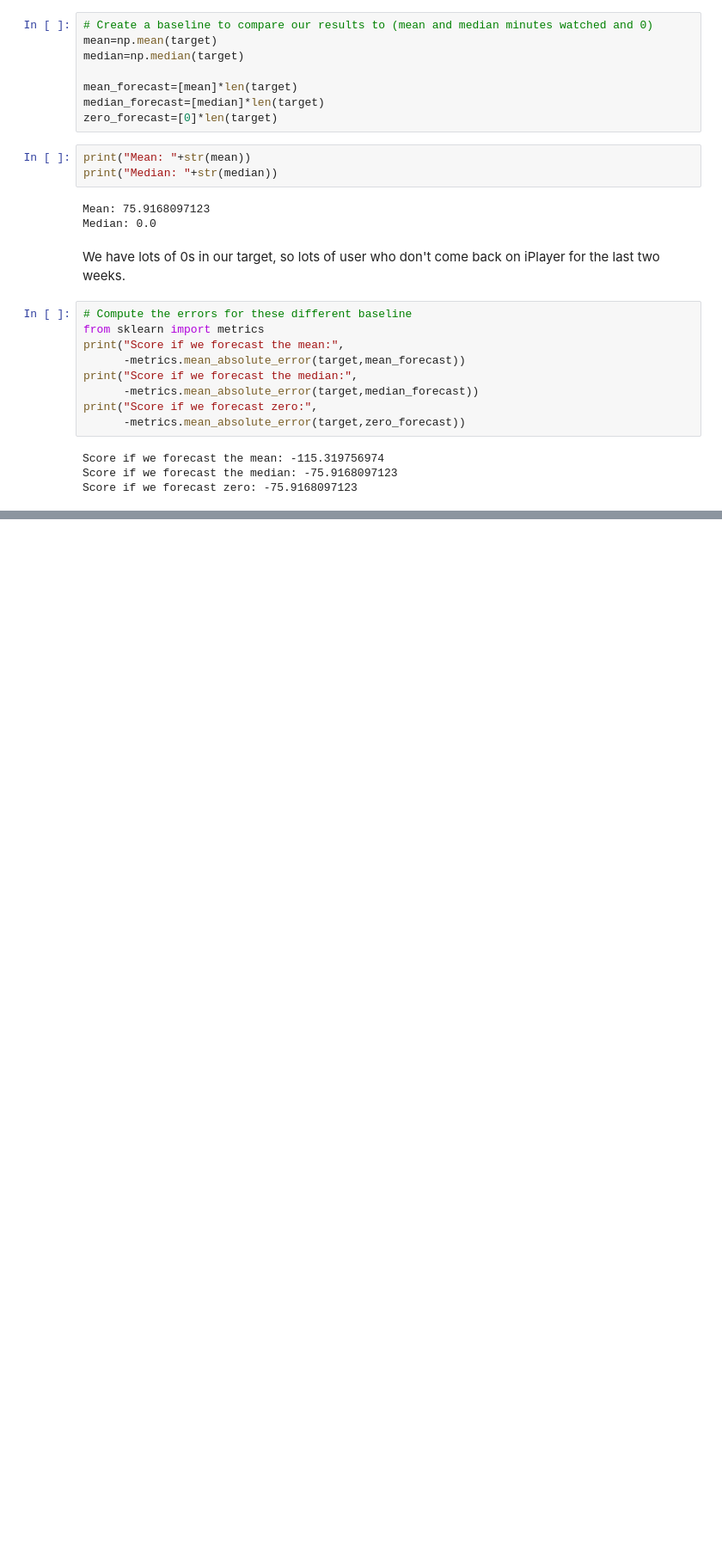
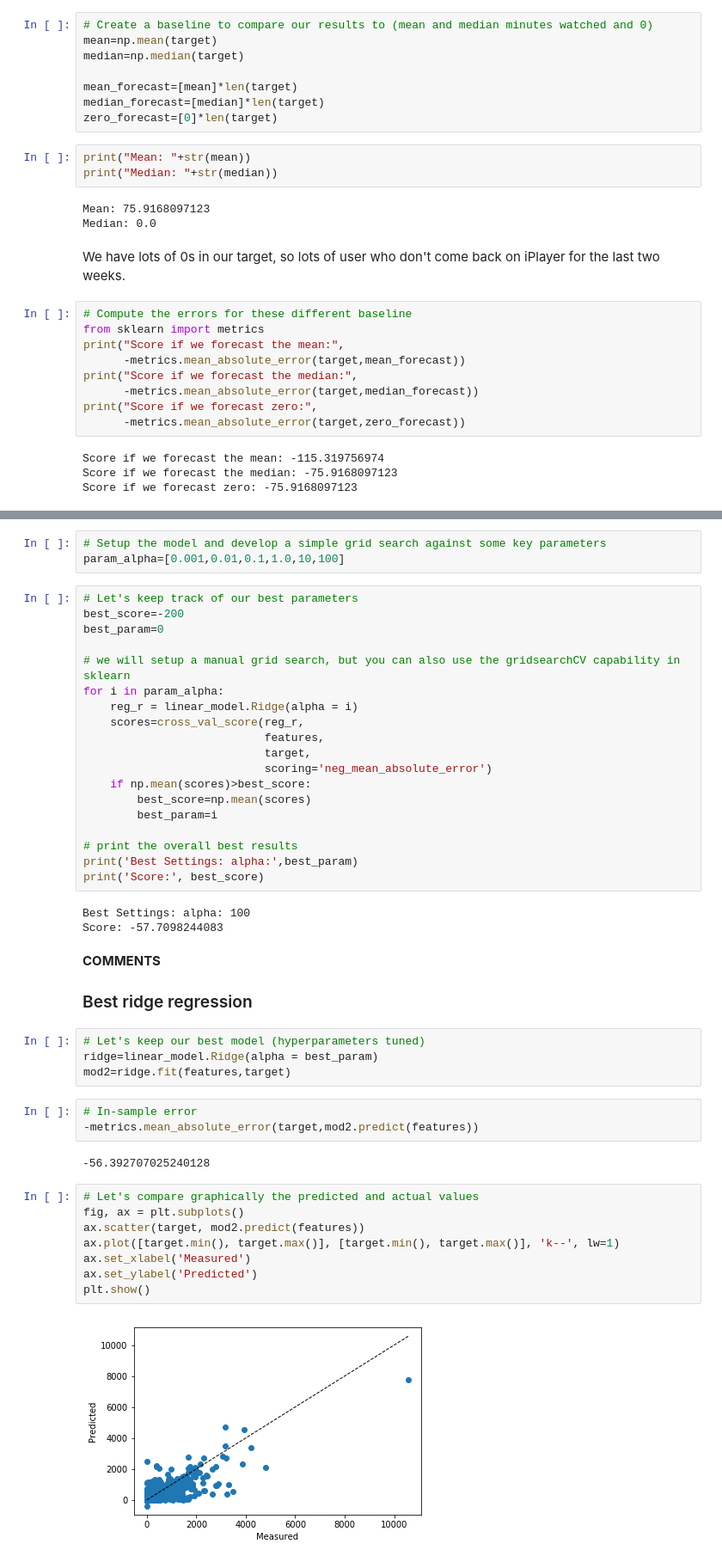
Before and after one commit to bbc/datalab-ml-training, a Jupyter notebook: iPlayerForecast_course4.ipynb, the cells around one changed output, grey strips where cells are left out. Shown at 86% size. Drawn from its saved outputs; the diff is of its cells as text; blank space fills up the shorter version.

Commit message:
need comments

```diff
--- a/iPlayerForecast_course4.ipynb
+++ b/iPlayerForecast_course4.ipynb
@@ -87,0 +162,48 @@ Score if we forecast zero: -75.9168097123
+# %%
+# Setup the model and develop a simple grid search against some key parameters
+param_alpha=[0.001,0.01,0.1,1.0,10,100]
+# %%
+# Let's keep track of our best parameters
+best_score=-200
+best_param=0
+
+# we will setup a manual grid search, but you can also use the gridsearchCV capability in sklearn
+for i in param_alpha:
+    reg_r = linear_model.Ridge(alpha = i)
+    scores=cross_val_score(reg_r,
+                           features,
+                           target,
+                           scoring='neg_mean_absolute_error')
+    if np.mean(scores)>best_score:
+        best_score=np.mean(scores)
+        best_param=i
+
+# print the overall best results
+print('Best Settings: alpha:',best_param)
+print('Score:', best_score)
+# %% [output]
+Best Settings: alpha: 100
+Score: -57.7098244083
+# %% [markdown]
+__COMMENTS__
+
+### Best ridge regression
+# %%
+# Let's keep our best model (hyperparameters tuned)
+ridge=linear_model.Ridge(alpha = best_param)
+mod2=ridge.fit(features,target)
+# %%
+# In-sample error
+-metrics.mean_absolute_error(target,mod2.predict(features))
+# %% [output]
+-56.392707025240128
+# %%
+# Let's compare graphically the predicted and actual values
+fig, ax = plt.subplots()
+ax.scatter(target, mod2.predict(features))
+ax.plot([target.min(), target.max()], [target.min(), target.max()], 'k--', lw=1)
+ax.set_xlabel('Measured')
+ax.set_ylabel('Predicted')
+plt.show()
+# %% [output]
+[figure, added]
```
Also changed, not shown: parts of 21 cells of this notebook.
